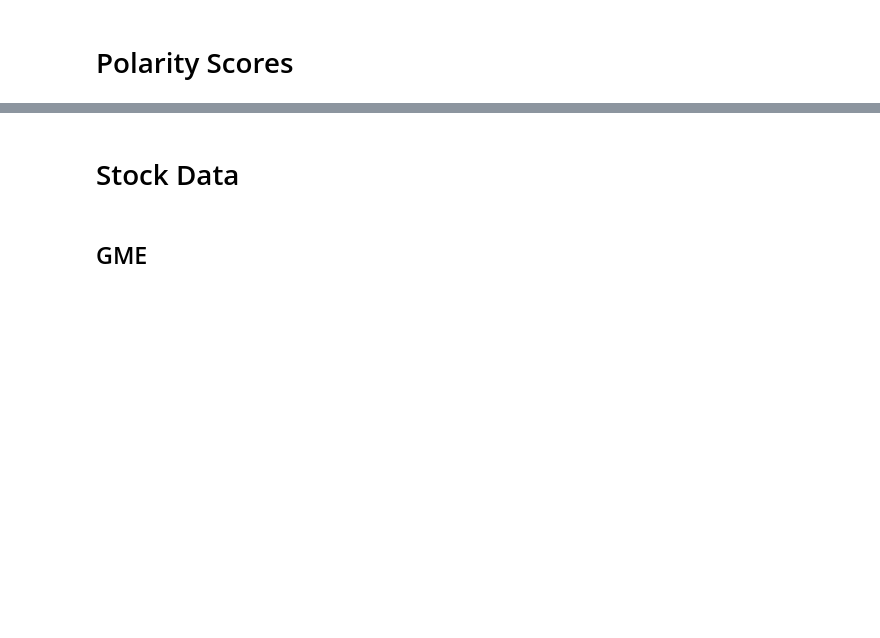
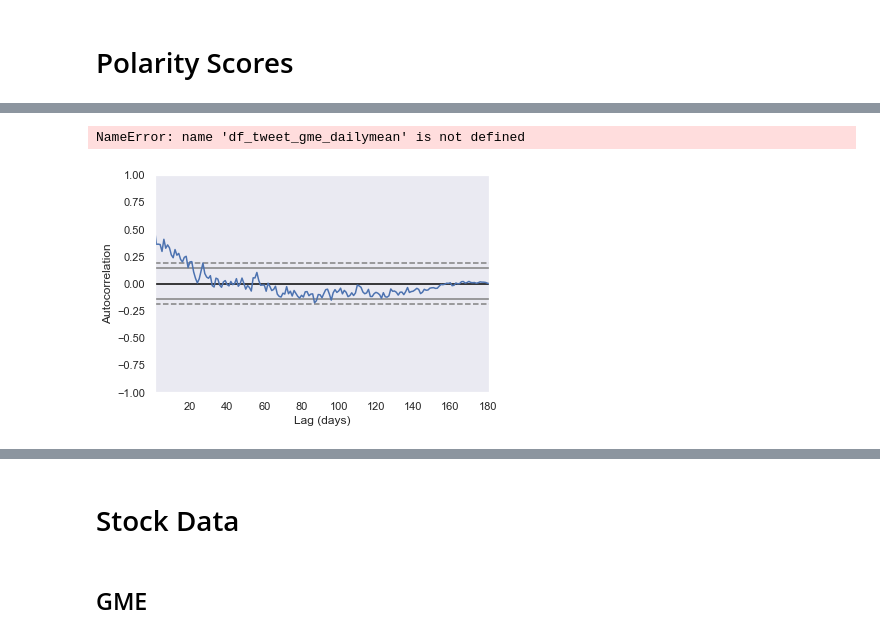
Before and after one commit to daanishali921/twitter_sentiment_stock_trend_predictor, a Jupyter notebook: scrap_book.ipynb, the cells around one changed output, grey strips where cells are left out. Drawn from its saved outputs; the diff is of its cells as text; code cells hidden in the pictures; blank space fills up the shorter version.

```diff
--- a/scrap_book.ipynb
+++ b/scrap_book.ipynb
@@ -250,0 +262,7 @@ df_tweet_gme
+# %%
+df_tweet_gme = assign_score_columns(df_tweet_gme)
+# %%
+df_tweet_gme = df_tweet_gme[df_tweet_gme['Compound Tweet Score'] != 0.0]
+# %%
+df_tweet_gme = df_tweet_gme.copy()
+df_tweet_gme['Compound Followers'] = df_tweet_gme['Compound Tweet Score'] * df_tweet_gme['Followers Count']
@@ -250,0 +292,2 @@ df_tweet_gme
+# %%
+df_tweet_gme_dailymean = df_tweet_gme.groupby('Datetime').mean()
@@ -250,0 +313,13 @@ df_tweet_gme
+# %%
+from pandas.plotting import autocorrelation_plot
+
+autocorrelation_plot(df_tweet_gme_dailymean['Positive Tweet Score'])
+plt.xlabel('Lag (days)');
+plt.axvline(31, color = 'green')
+# %% [output]
+NameError: name 'df_tweet_gme_dailymean' is not defined
+# %%
+autocorrelation_plot(df_tweet_gme_dailymean['Negative Tweet Score'])
+plt.xlabel('Lag (days)');
+# %% [output]
+[figure, added]
```
Also changed, not shown: parts of 94 cells of this notebook, 4 other files.
